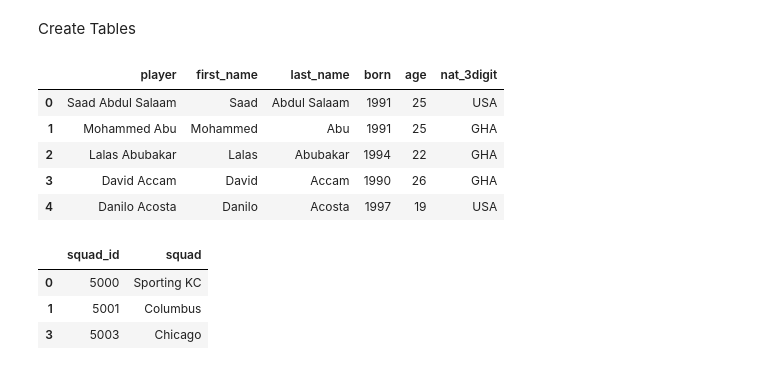
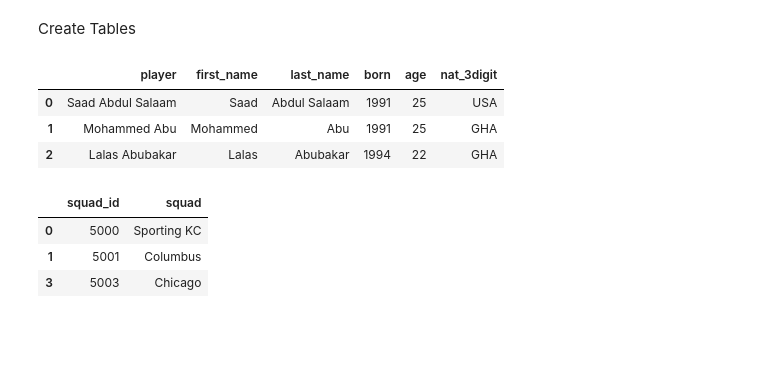
Before and after one commit to clmatherson/ETL_Project, a Jupyter notebook: MLS_ETL.ipynb, the cells around one changed output. Saved outputs shown, nothing was run; the diff lists cells and outputs as text; code cells hidden in the pictures; blank space fills up the shorter version.

```diff
--- a/MLS_ETL.ipynb
+++ b/MLS_ETL.ipynb
@@ -103,19 +103,17 @@ squad_id = 5000
 position_id = 6000
 # %%
 # Create Player Table
-new_df = pd.merge(mmls_data_df, mls_salaries, on = ['player', 'first_name', 'last_name'], how = 'outer')
-mmls_player = new_df[['player','first_name','last_name','born','age','nat_3digit']].drop_duplicates(keep='first')
+mmls_player = pd.merge(mmls_data_df, mls_salaries, on = ['player', 'first_name', 'last_name'], how = 'outer')
+mmls_player = mmls_player[['player','first_name','last_name','born','age','nat_3digit']].drop_duplicates(subset=['player'])
 mmls_player = mmls_player.reindex(columns= ['player', 'first_name','last_name','born','age','nat_3digit'])
 mmls_player = mmls_player.fillna(0)
 mmls_player = mmls_player.astype({'born':'int','age':'int'})
-mmls_player.head()
+mmls_player.head(3)
 # %% [output]
 |  | player | first_name | last_name | born | age | nat_3digit |
 | 0 | Saad Abdul Salaam | Saad | Abdul Salaam | 1991 | 25 | USA |
 | 1 | Mohammed Abu | Mohammed | Abu | 1991 | 25 | GHA |
 | 2 | Lalas Abubakar | Lalas | Abubakar | 1994 | 22 | GHA |
-| 3 | David Accam | David | Accam | 1990 | 26 | GHA |
-| 4 | Danilo Acosta | Danilo | Acosta | 1997 | 19 | USA |
 # %%
 # Create Squad table
 mmls_squad =  mmls_data_df['squad'].drop_duplicates(keep='first').to_frame()
```
Also changed, not shown: parts of 2 cells of this notebook.
